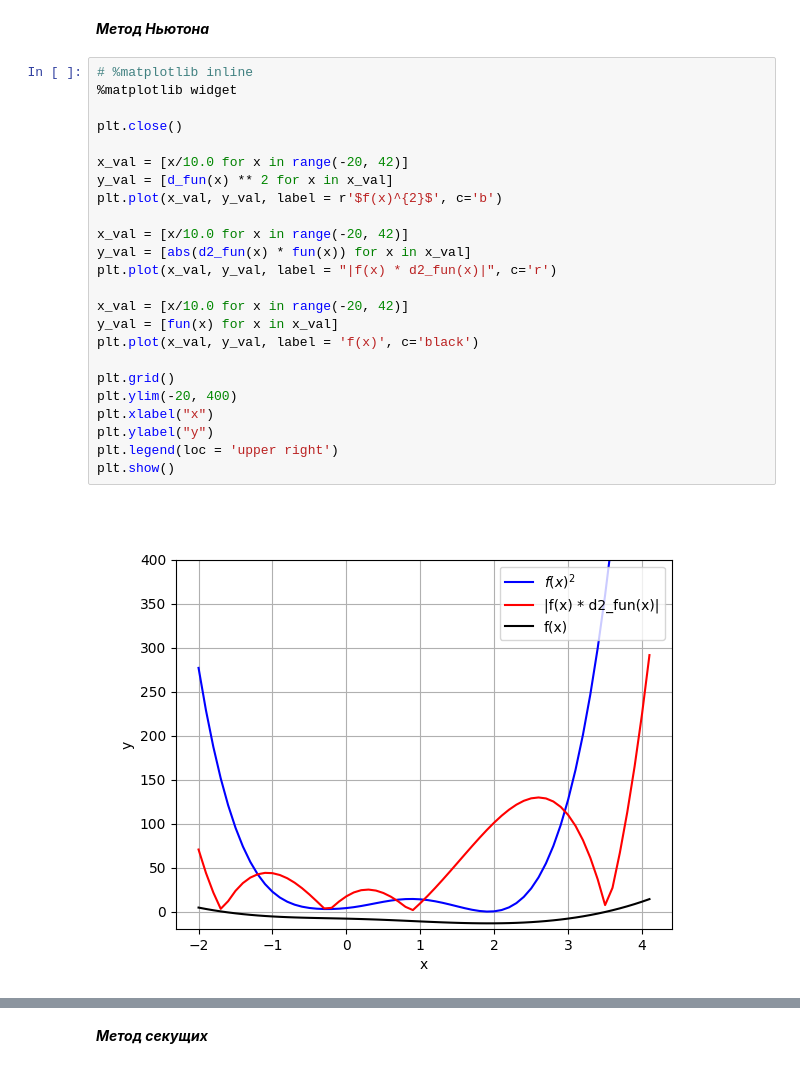
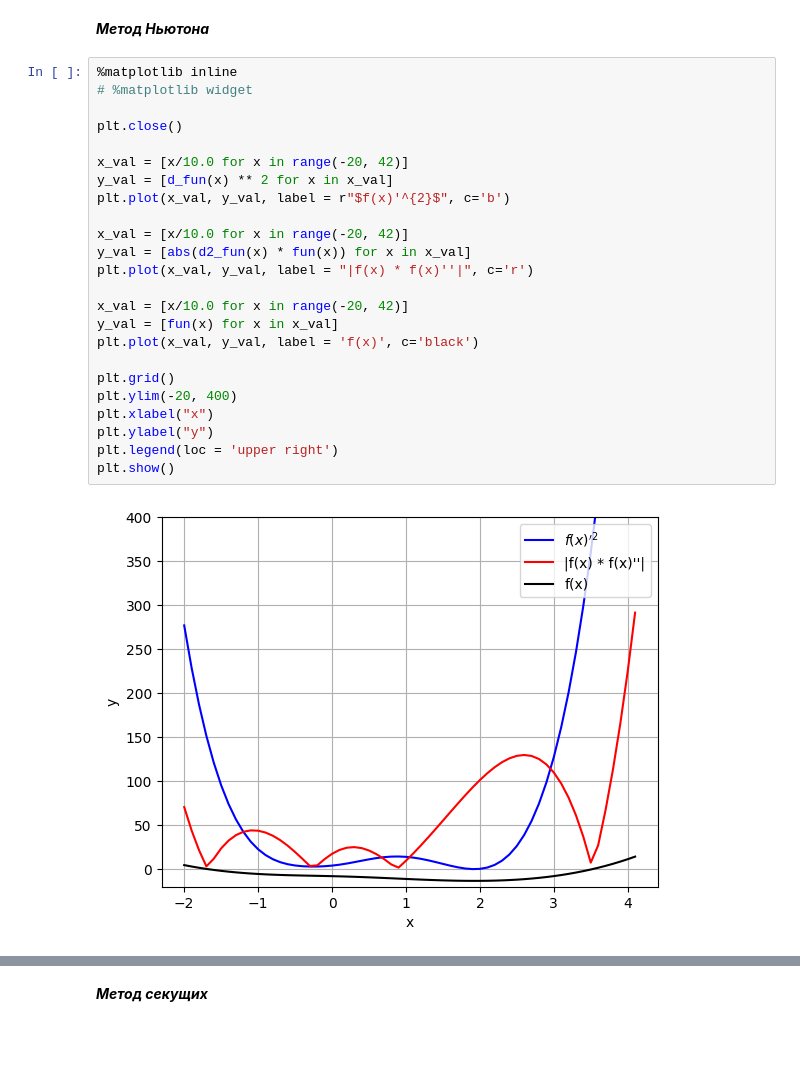
Before and after one commit to DeZtrOiD/numerical_analysis, a Jupyter notebook: nonlinear_equations/nonlinear_equations.ipynb, the cells around one changed output, grey strips where cells are left out. Saved outputs shown, nothing was run; the diff lists cells and outputs as text; blank space fills up the shorter version.

```diff
--- a/nonlinear_equations/nonlinear_equations.ipynb
+++ b/nonlinear_equations/nonlinear_equations.ipynb
@@ -108,30 +125,30 @@ Root   Value           Iterations
 # %% [markdown]
 ***Метод Ньютона***
 # %%
-# %matplotlib inline
-%matplotlib widget
+%matplotlib inline
+# %matplotlib widget
 
 plt.close()
 
 x_val = [x/10.0 for x in range(-20, 42)]
 y_val = [d_fun(x) ** 2 for x in x_val]
-plt.plot(x_val, y_val, label = r'$f(x)^{2}$', c='b')
+plt.plot(x_val, y_val, label = r"$f(x)'^{2}$", c='b')
 
 x_val = [x/10.0 for x in range(-20, 42)]
 y_val = [abs(d2_fun(x) * fun(x)) for x in x_val]
-plt.plot(x_val, y_val, label = "|f(x) * d2_fun(x)|", c='r')
+plt.plot(x_val, y_val, label = "|f(x) * f(x)''|", c='r')
 
 x_val = [x/10.0 for x in range(-20, 42)]
 y_val = [fun(x) for x in x_val]
 plt.plot(x_val, y_val, label = 'f(x)', c='black')
 
 plt.grid()
 plt.ylim(-20, 400)
 plt.xlabel("x")
 plt.ylabel("y")
 plt.legend(loc = 'upper right')
 plt.show()
 # %% [output]
-[figure, old version]
+[figure, new version]
 # %%
 def sufficient_condition_newton(a: float, b: float, fun=fun, d_fun=d_fun, d2_fun=d2_fun):
```
Also changed, not shown: parts of 13 cells of this notebook.
